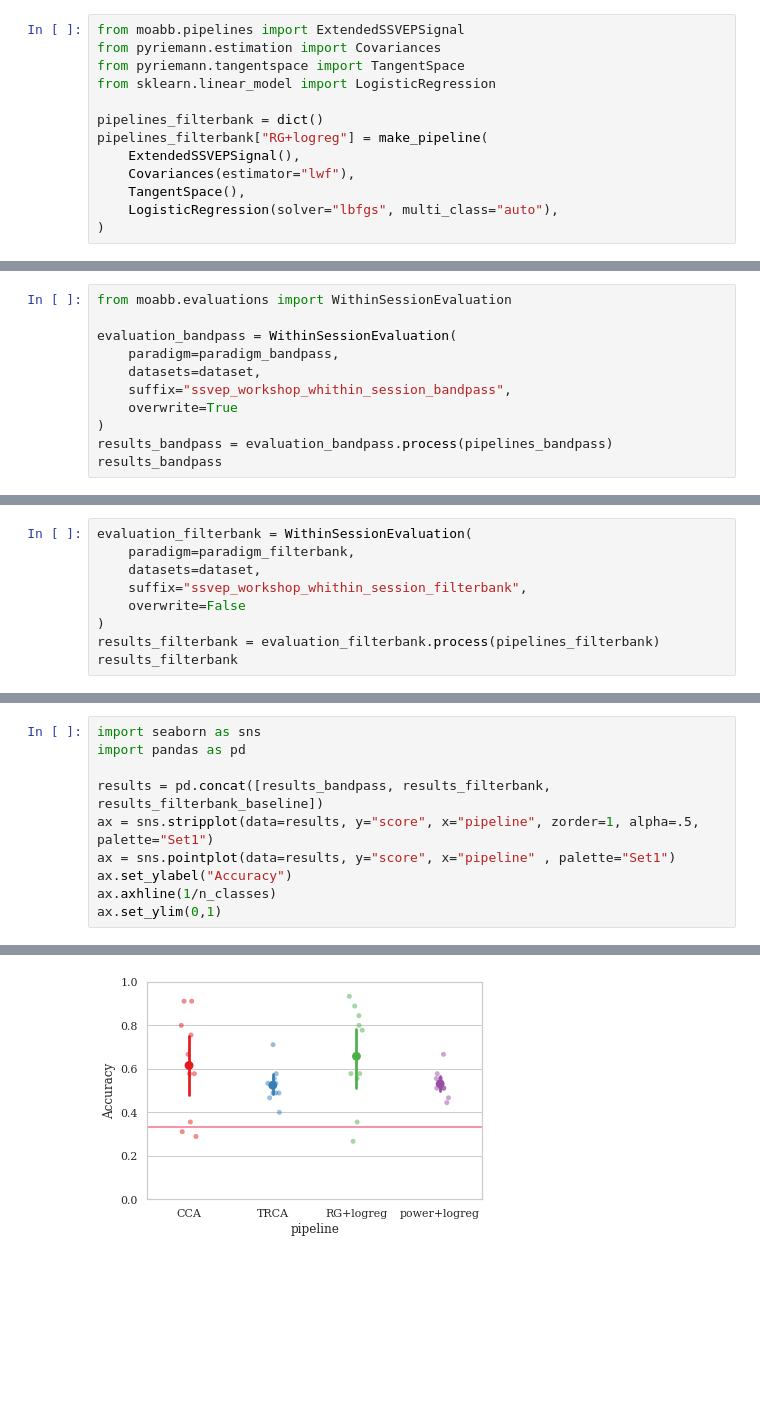
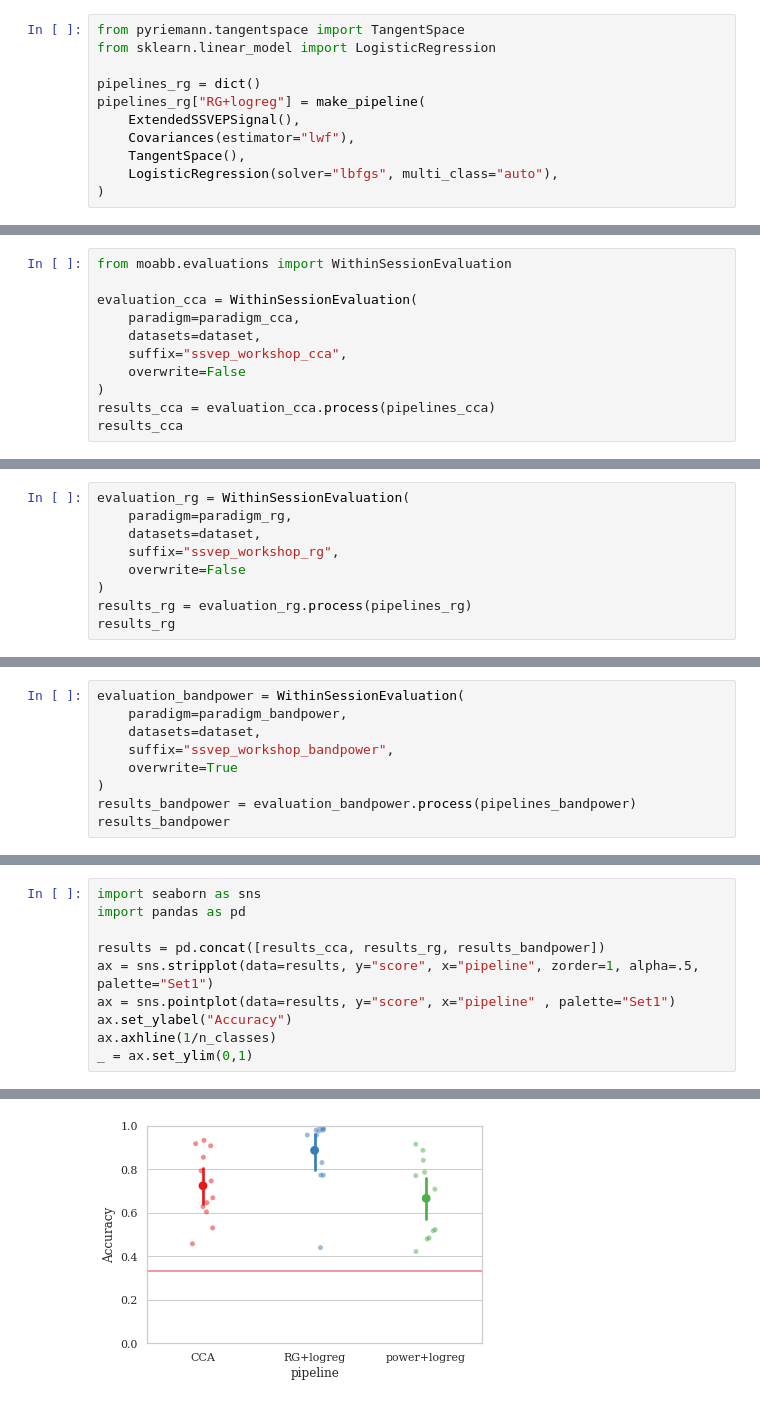
Before and after one commit to NeuroTech-Leuven/ssvep-workshop, a Jupyter notebook: notebooks/3a_ssvep_algorithms.ipynb, the cells around one changed output, grey strips where cells are left out. Cells and saved outputs as stored; diff of their text form; blank space fills up the shorter version.

Commit message:
Fix dataset labeling

```diff
--- a/notebooks/3a_ssvep_algorithms.ipynb
+++ b/notebooks/3a_ssvep_algorithms.ipynb
@@ -53,11 +125,9 @@ Choosing the first 3 classes from all possible events
 # %%
-from moabb.pipelines import ExtendedSSVEPSignal
-from pyriemann.estimation import Covariances
 from pyriemann.tangentspace import TangentSpace
 from sklearn.linear_model import LogisticRegression
 
-pipelines_filterbank = dict()
-pipelines_filterbank["RG+logreg"] = make_pipeline(
+pipelines_rg = dict()
+pipelines_rg["RG+logreg"] = make_pipeline(
     ExtendedSSVEPSignal(),
     Covariances(estimator="lwf"),
     TangentSpace(),
@@ -96,11 +168,11 @@ pipelines_filterbank_baseline['power+logreg'] = make_pipeline(
 # %%
 from moabb.evaluations import WithinSessionEvaluation
 
-evaluation_bandpass = WithinSessionEvaluation(
-    paradigm=paradigm_bandpass,
+evaluation_cca = WithinSessionEvaluation(
+    paradigm=paradigm_cca,
     datasets=dataset,
-    suffix="ssvep_workshop_whithin_session_bandpass",
-    overwrite=True
+    suffix="ssvep_workshop_cca",
+    overwrite=False
 )
-results_bandpass = evaluation_bandpass.process(pipelines_bandpass)
-results_bandpass
+results_cca = evaluation_cca.process(pipelines_cca)
+results_cca
@@ -107,11 +193,11 @@ results_bandpass
 # %%
-evaluation_filterbank = WithinSessionEvaluation(
-    paradigm=paradigm_filterbank,
+evaluation_rg = WithinSessionEvaluation(
+    paradigm=paradigm_rg,
     datasets=dataset,
-    suffix="ssvep_workshop_whithin_session_filterbank",
+    suffix="ssvep_workshop_rg",
     overwrite=False
 )
-results_filterbank = evaluation_filterbank.process(pipelines_filterbank)
-results_filterbank
+results_rg = evaluation_rg.process(pipelines_rg)
+results_rg
 # %% [output]
 |  | score | time | samples | subject | session | channels | n_sessions | dataset | pipeline |
@@ -148,0 +216,9 @@ results_filterbank_baseline
+# %%
+evaluation_bandpower = WithinSessionEvaluation(
+    paradigm=paradigm_bandpower,
+    datasets=dataset,
+    suffix="ssvep_workshop_bandpower",
+    overwrite=True
+)
+results_bandpower = evaluation_bandpower.process(pipelines_bandpower)
+results_bandpower
@@ -150,10 +240,10 @@ results_filterbank_baseline
 import seaborn as sns
 import pandas as pd
 
-results = pd.concat([results_bandpass, results_filterbank, results_filterbank_baseline])
+results = pd.concat([results_cca, results_rg, results_bandpower])
 ax = sns.stripplot(data=results, y="score", x="pipeline", zorder=1, alpha=.5, palette="Set1")
 ax = sns.pointplot(data=results, y="score", x="pipeline" , palette="Set1")
 ax.set_ylabel("Accuracy")
 ax.axhline(1/n_classes)
-ax.set_ylim(0,1)
+_ = ax.set_ylim(0,1)
 # %% [output]
@@ -161 +250 @@ ax.set_ylim(0,1)
-[figure, old version]
+[figure, new version]
```
Also changed, not shown: parts of 30 cells of this notebook, 4 other files.
